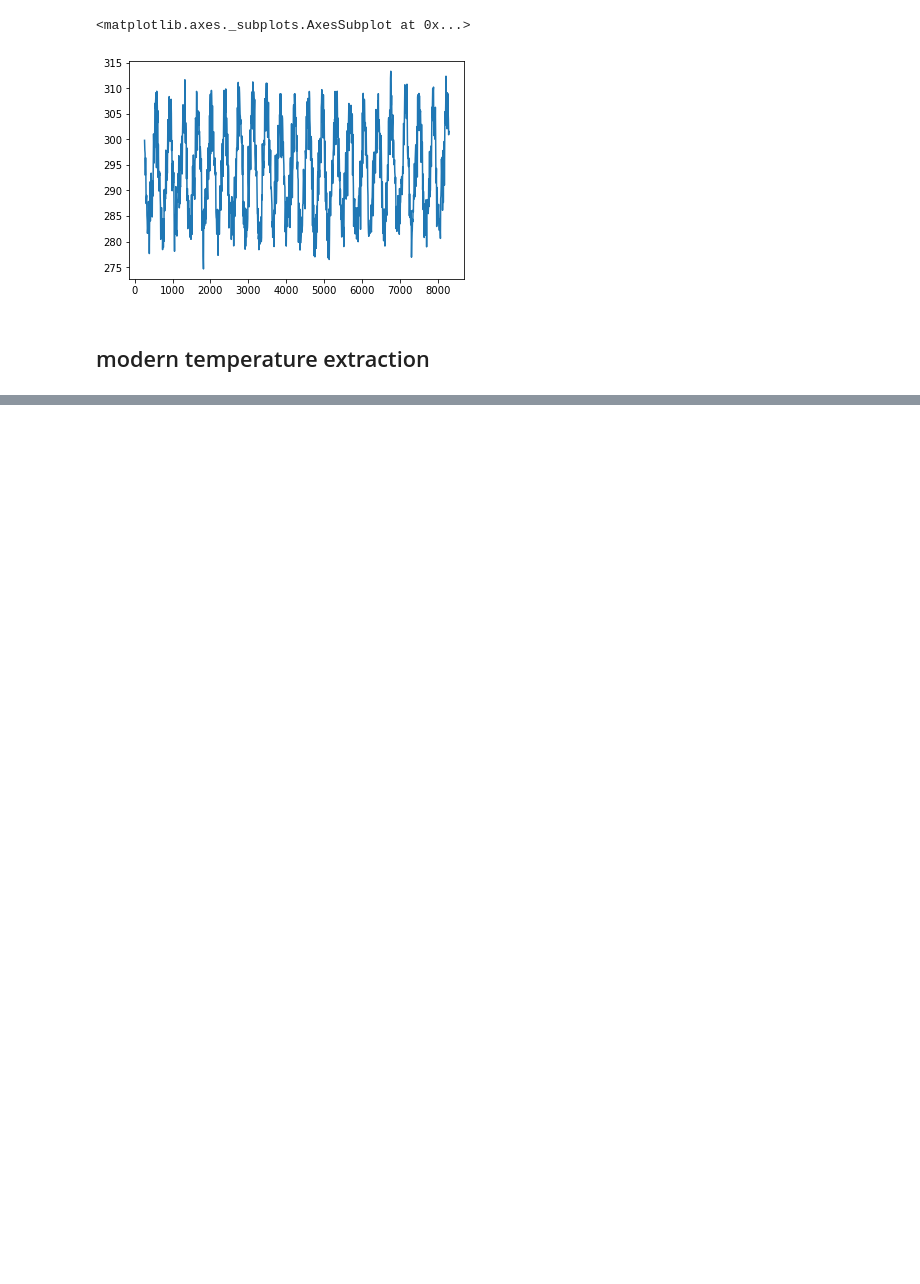
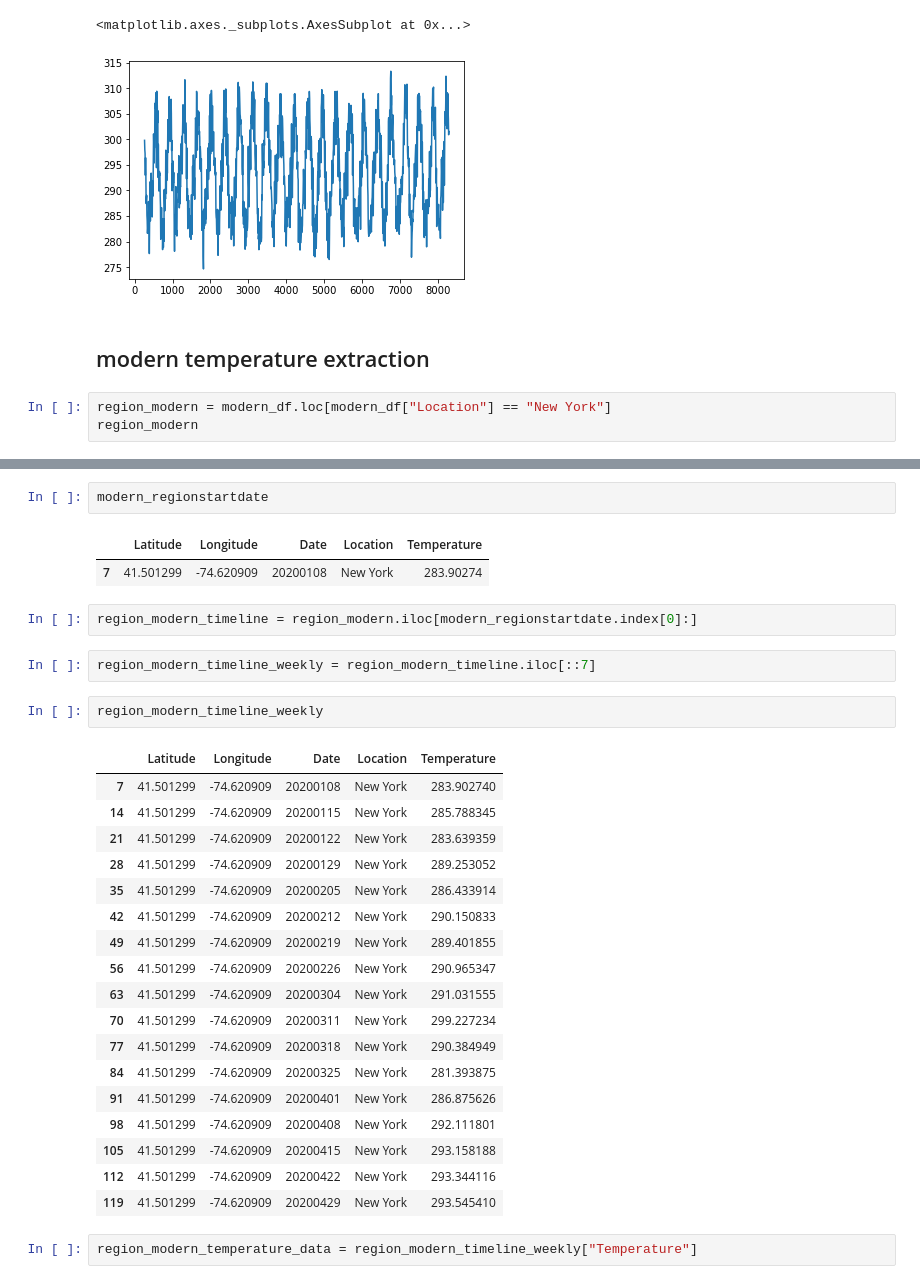
Before and after one commit to tamjazad/ml-covid19, a Jupyter notebook: temperature_extraction.ipynb, the cells around one changed output, grey strips where cells are left out. Cells and saved outputs as stored; diff of their text form; blank space fills up the shorter version.

```diff
--- a/temperature_extraction.ipynb
+++ b/temperature_extraction.ipynb
@@ -117,3 +117,6 @@ region_temperature_data.plot()
 [figure]
 # %% [markdown]
 ## modern temperature extraction
+# %%
+region_modern = modern_df.loc[modern_df["Location"] == "New York"]
+region_modern
@@ -119,0 +146,32 @@ region_temperature_data.plot()
+# %%
+modern_regionstartdate
+# %% [output]
+|  | Latitude | Longitude | Date | Location | Temperature |
+| 7 | 41.501299 | -74.620909 | 20200108 | New York | 283.90274 |
+# %%
+region_modern_timeline = region_modern.iloc[modern_regionstartdate.index[0]:]
+# %%
+region_modern_timeline_weekly = region_modern_timeline.iloc[::7]
+# %%
+region_modern_timeline_weekly
+# %% [output]
+|  | Latitude | Longitude | Date | Location | Temperature |
+| 7 | 41.501299 | -74.620909 | 20200108 | New York | 283.902740 |
+| 14 | 41.501299 | -74.620909 | 20200115 | New York | 285.788345 |
+| 21 | 41.501299 | -74.620909 | 20200122 | New York | 283.639359 |
+| 28 | 41.501299 | -74.620909 | 20200129 | New York | 289.253052 |
+| 35 | 41.501299 | -74.620909 | 20200205 | New York | 286.433914 |
+| 42 | 41.501299 | -74.620909 | 20200212 | New York | 290.150833 |
+| 49 | 41.501299 | -74.620909 | 20200219 | New York | 289.401855 |
+| 56 | 41.501299 | -74.620909 | 20200226 | New York | 290.965347 |
+| 63 | 41.501299 | -74.620909 | 20200304 | New York | 291.031555 |
+| 70 | 41.501299 | -74.620909 | 20200311 | New York | 299.227234 |
+| 77 | 41.501299 | -74.620909 | 20200318 | New York | 290.384949 |
+| 84 | 41.501299 | -74.620909 | 20200325 | New York | 281.393875 |
+| 91 | 41.501299 | -74.620909 | 20200401 | New York | 286.875626 |
+| 98 | 41.501299 | -74.620909 | 20200408 | New York | 292.111801 |
+| 105 | 41.501299 | -74.620909 | 20200415 | New York | 293.158188 |
+| 112 | 41.501299 | -74.620909 | 20200422 | New York | 293.344116 |
+| 119 | 41.501299 | -74.620909 | 20200429 | New York | 293.545410 |
+# %%
+region_modern_temperature_data = region_modern_timeline_weekly["Temperature"]
```
Also changed, not shown: parts of 5 cells of this notebook.
